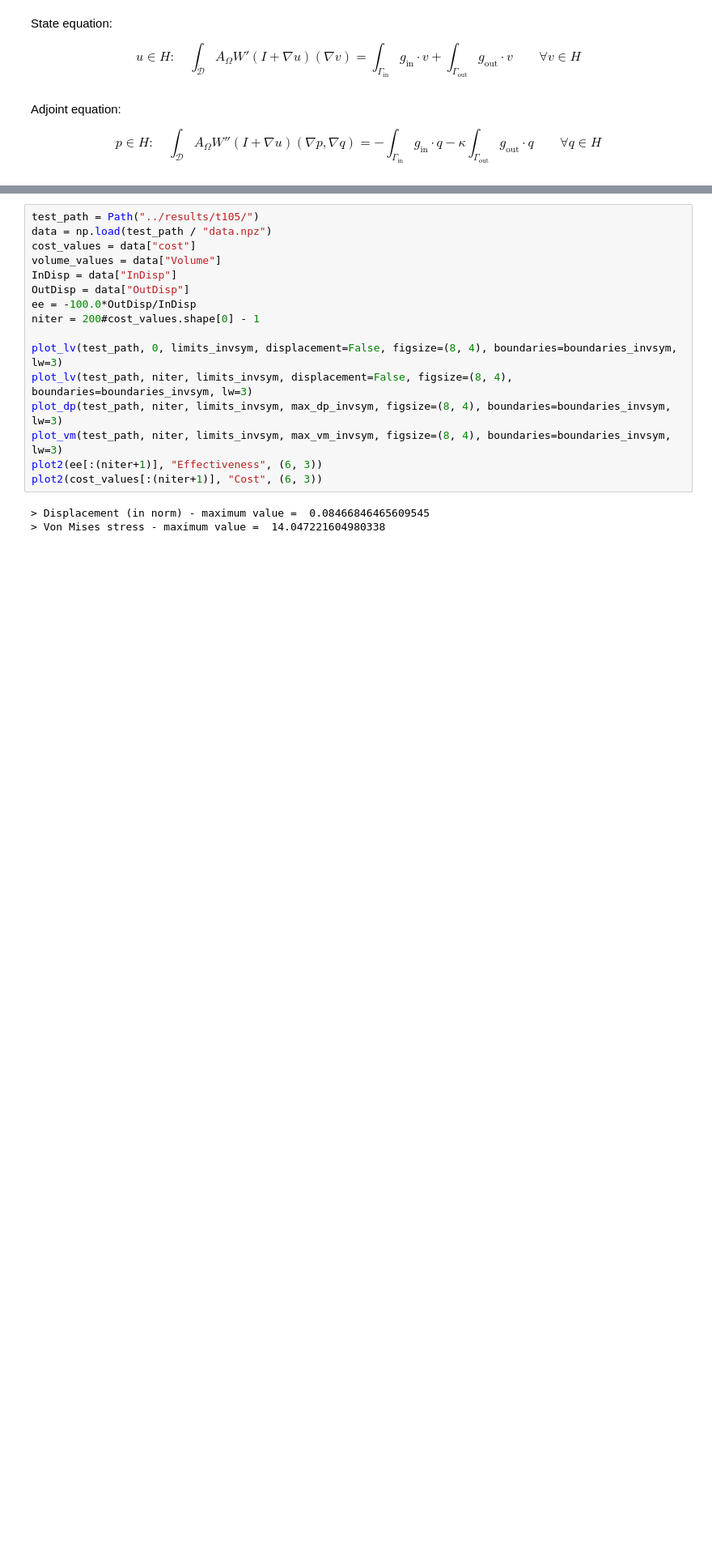
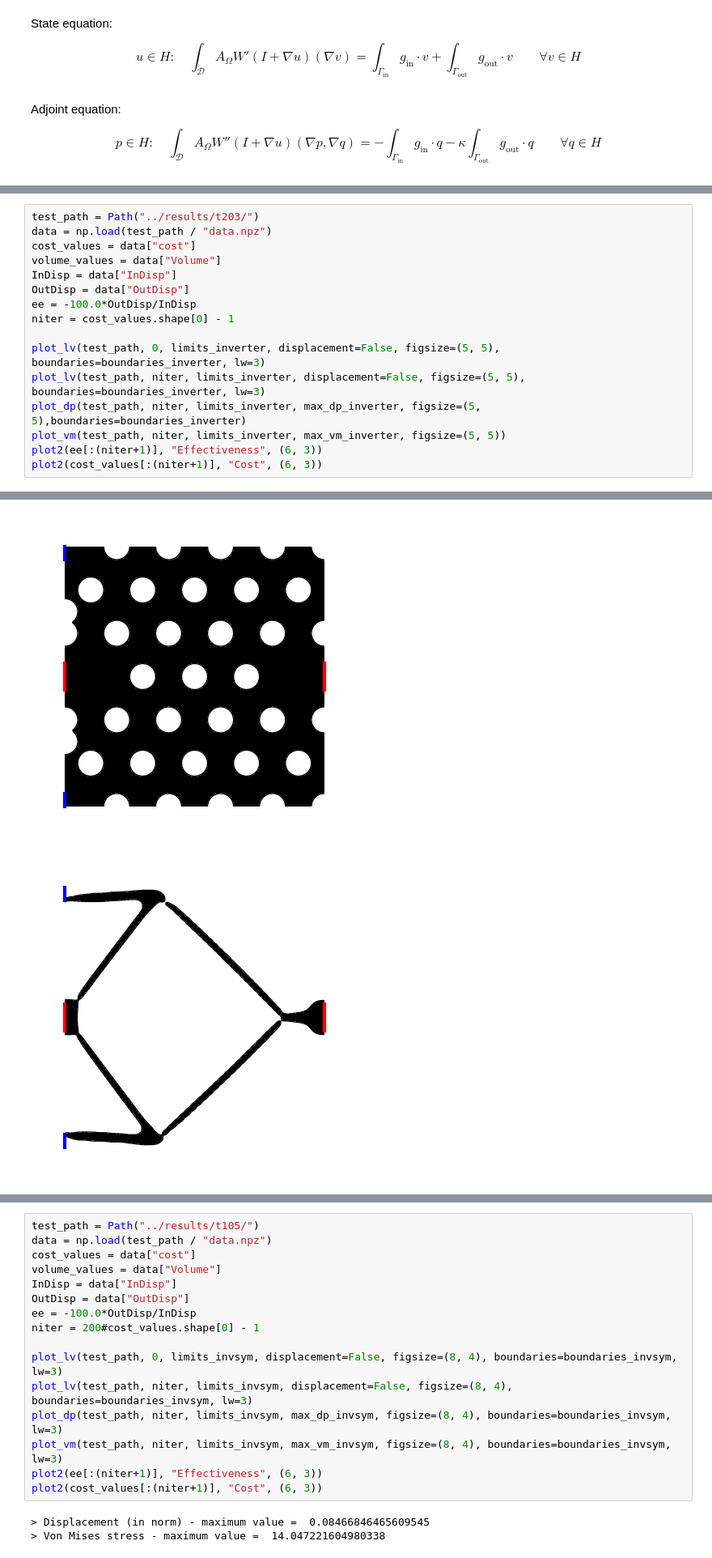
Before and after one commit to PhiFEM/phiFEM_FormOpt, a Jupyter notebook: code/Elasticity.ipynb, the cells around one changed output, grey strips where cells are left out. Shown at 81% size. Saved outputs shown, nothing was run; the diff lists cells and outputs as text; blank space fills up the shorter version.

```diff
--- a/code/Elasticity.ipynb
+++ b/code/Elasticity.ipynb
@@ -504,0 +530,17 @@ plot2(cost_values[:(niter+1)], "Cost", (6, 3))
+# %%
+test_path = Path("../results/t203/")
+data = np.load(test_path / "data.npz")
+cost_values = data["cost"]
+volume_values = data["Volume"]
+InDisp = data["InDisp"]
+OutDisp = data["OutDisp"]
+ee = -100.0*OutDisp/InDisp
+niter = cost_values.shape[0] - 1
+
+plot_lv(test_path, 0, limits_inverter, displacement=False, figsize=(5, 5), boundaries=boundaries_inverter, lw=3)
+plot_lv(test_path, niter, limits_inverter, displacement=False, figsize=(5, 5), boundaries=boundaries_inverter, lw=3)
+plot_dp(test_path, niter, limits_inverter, max_dp_inverter, figsize=(5, 5),boundaries=boundaries_inverter)
+plot_vm(test_path, niter, limits_inverter, max_vm_inverter, figsize=(5, 5))
+plot2(ee[:(niter+1)], "Effectiveness", (6, 3))
+plot2(cost_values[:(niter+1)], "Cost", (6, 3))
+# %% [output]
@@ -504,0 +549,2 @@ plot2(cost_values[:(niter+1)], "Cost", (6, 3))
+[figure, added]
+[figure, added]
```
Also changed, not shown: parts of 17 cells of this notebook, 10 other files.
